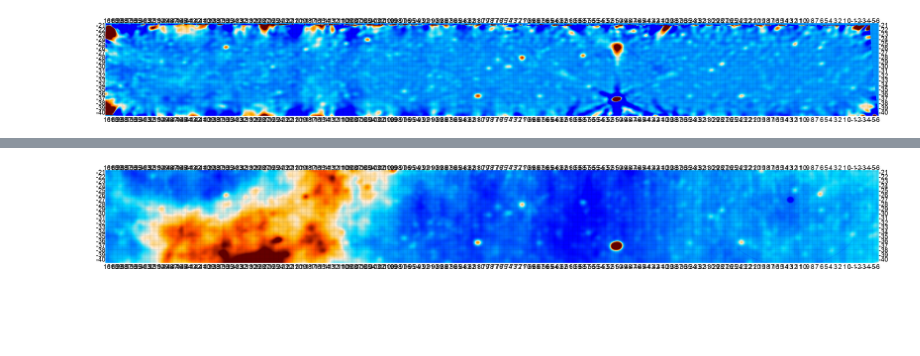
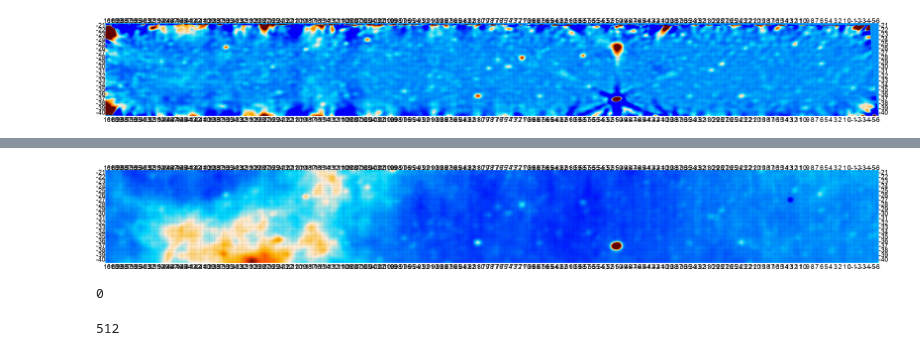
Before and after one commit to UPennEoR/plimpy, a Jupyter notebook: PolarizedMosaics/NonHealpixToHealpix.ipynb, the cells around one changed output, grey strips where cells are left out. Drawn from its saved outputs; the diff is of its cells as text; code cells hidden in the pictures; blank space fills up the shorter version.

```diff
--- a/PolarizedMosaics/NonHealpixToHealpix.ipynb
+++ b/PolarizedMosaics/NonHealpixToHealpix.ipynb
@@ -42,6 +30,10 @@ Projecting
-# %%
-eshow(gsm)
-# %% [output]
-[figure, removed]
+# %%
+# Don't do this with enmap_from_healpix - the harmonic space behavior is bizarre
+gsm = reproject.enmap_from_healpix_interp(gsm_hp, Imosaic.shape, Imosaic.wcs)
+gsm -= gsm.mean()
+# %%
+eshow(gsm/3., min=-45, max = 150)
+# %% [output]
+[figure, added]
 # %%
 gsm.write('/Users/jaguirre/Data/Mosaics/Updated_mosaics/GSM_HERA_stripe.fits')
@@ -53,3 +43,11 @@ Imosaic_hp_nan[Imosaic_hp == 0] = np.nan
+# %%
+np.isnan(Imosaic_hp).sum()
+# %% [output]
+0
+# %%
+hp.npix2nside(len(Imosaic_hp))
+# %% [output]
+512
 # %%
 hp.mollview(Imosaic_hp, min=-15, max=50)
 # %% [output]
```
Also changed, not shown: parts of 24 cells of this notebook.
